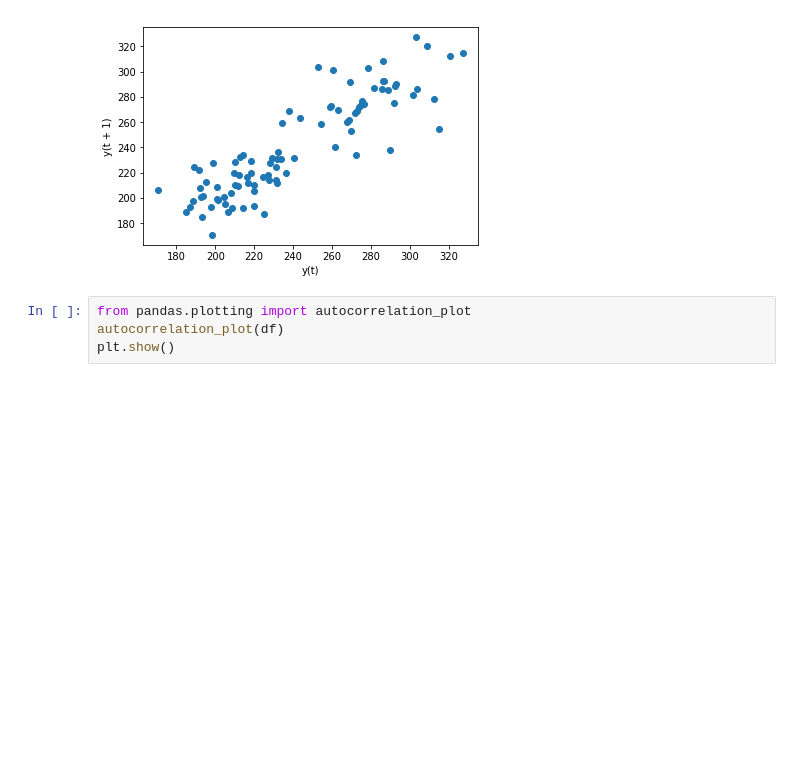
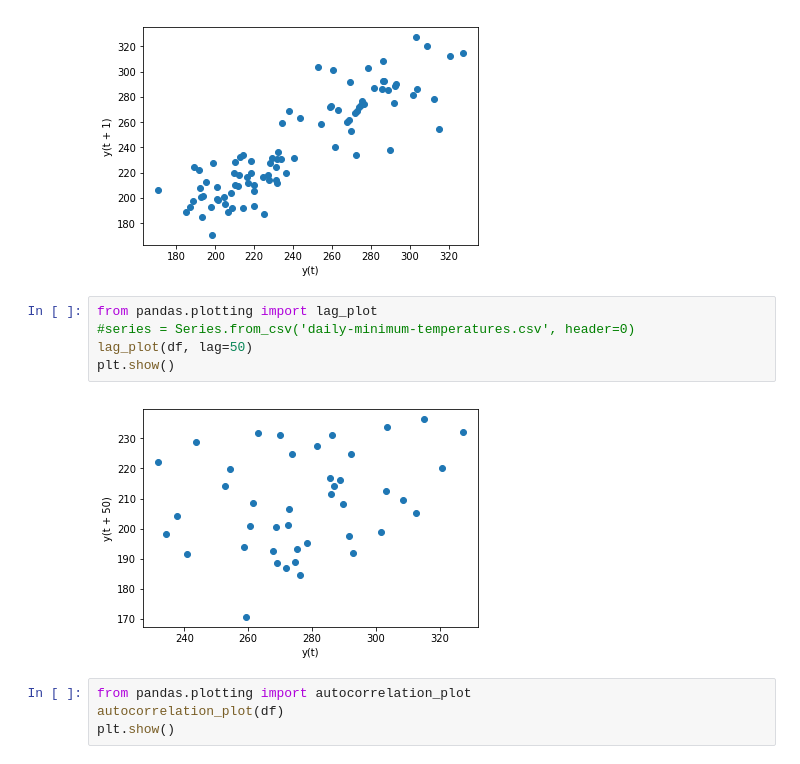
Before and after one commit to lppier/Indian_TV_Time_Series, a Jupyter notebook: TimeSeriesRegression.ipynb, the cells around one changed output. Saved outputs shown, nothing was run; the diff lists cells and outputs as text; blank space fills up the shorter version.

Commit message:
Add more plots

```diff
--- a/TimeSeriesRegression.ipynb
+++ b/TimeSeriesRegression.ipynb
@@ -43,6 +43,13 @@ lag_plot(df)
 plt.show()
 # %% [output]
 [figure]
+# %%
+from pandas.plotting import lag_plot
+#series = Series.from_csv('daily-minimum-temperatures.csv', header=0)
+lag_plot(df, lag=50)
+plt.show()
+# %% [output]
+[figure, added]
 # %%
 from pandas.plotting import autocorrelation_plot
 autocorrelation_plot(df)
```
Also changed, not shown: parts of 2 cells of this notebook, 5 other files.
